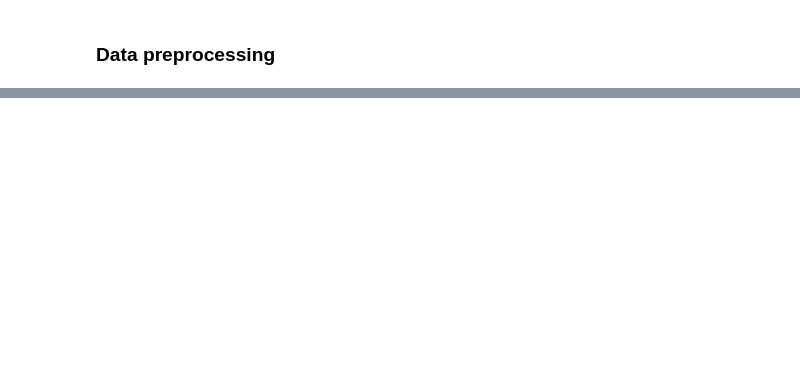
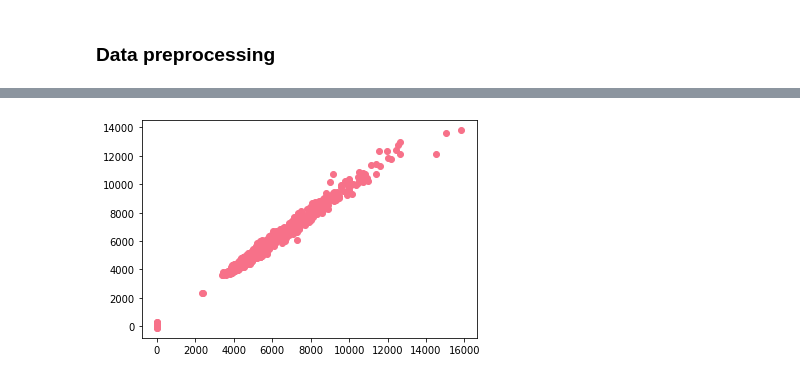
Before and after one commit to paparon96/CML_Hackathon, a Jupyter notebook: Hackathon_Aron.ipynb, the cells around one changed output, grey strips where cells are left out. Saved outputs shown, nothing was run; the diff lists cells and outputs as text; code cells hidden in the pictures; blank space fills up the shorter version.

```diff
--- a/Hackathon_Aron.ipynb
+++ b/Hackathon_Aron.ipynb
@@ -82,0 +547,15 @@ def missing_data_handler():
+# %%
+# Drop unecessary cols
+unnecessary_col_list = ['Unnamed: 0','Date','transformed_Sales']
+
+dataset = drop_unwanted_columns(dataset, unnecessary_col_list)
+# %%
+def X_y_split(dataset, target_var):
+
+    X = dataset.drop(columns = target_var)
+    y = dataset[target_var]
+
+    return X,y
+# %%
+# Tests
+X,y = X_y_split(dataset, 'Sales')
@@ -85,0 +788,21 @@ def lag_creators():
+# %%
+# Tests
+# Initialize model
+xgb_model_grid = xgb.XGBRegressor()
+
+# Set parameters for gridsearch
+parameters = {'nthread':[1], #when use hyperthread, xgboost may become slower
+              'objective':['reg:squarederror'],
+              'eval_metric':['rmse'],
+              'learning_rate': [0.05,0.1], #so called `eta` value
+              'max_depth': [4,6,8],
+              'min_child_weight': [11],
+              'silent': [1],
+              'subsample': [0.8],
+              'colsample_bytree': [0.7],
+              'n_estimators': [30,50,70], #number of trees
+              'missing':[-999],
+              'reg_lambda':[0.5,2,5],
+              'seed': [1337]}
+
+regr_model = gridsearch(xgb_model_grid,parameters,X,y)
@@ -85,0 +843,9 @@ def lag_creators():
+# %%
+# Compare predictions vs true values
+y_pred_train = regr_model.predict(X)
+
+# Plot actual vs predicted
+plt.scatter(y,y_pred_train)
+plt.show()
+# %% [output]
+[figure, added]
```
Also changed, not shown: parts of 66 cells of this notebook.
